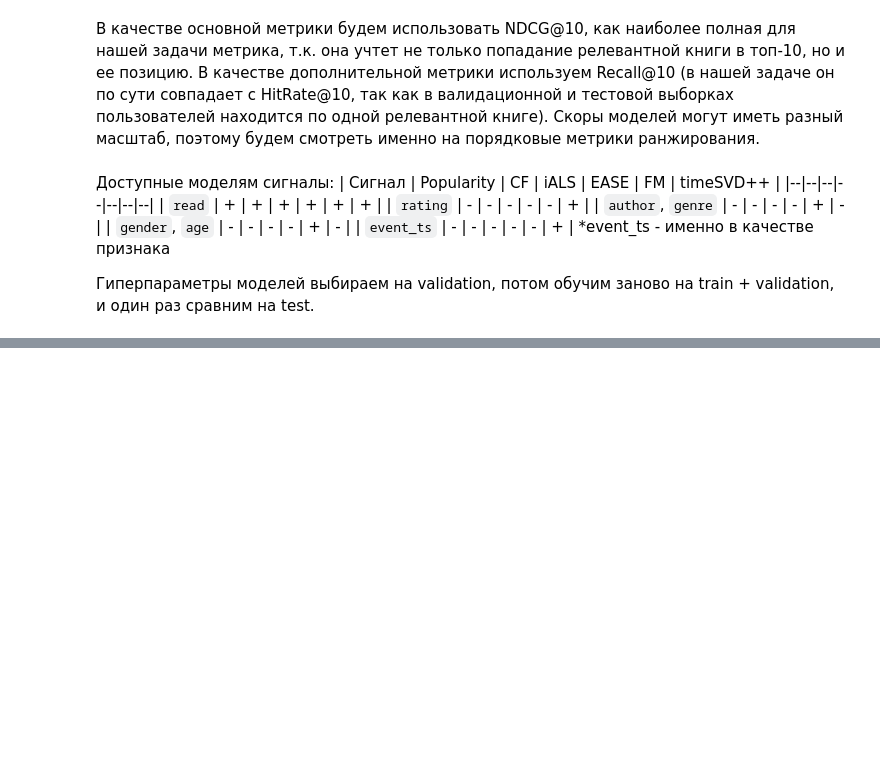
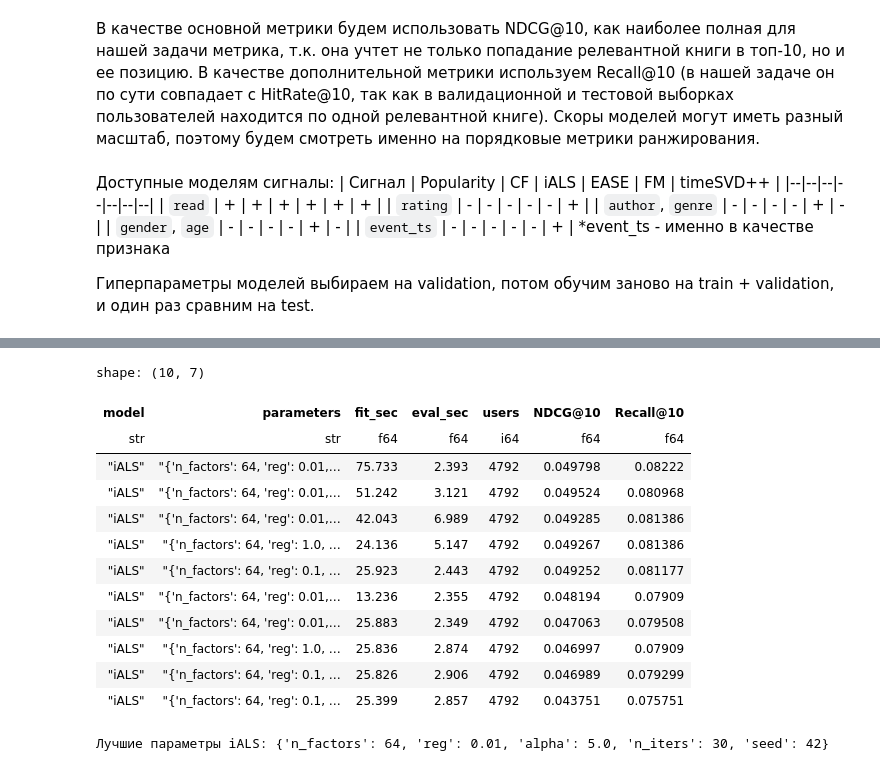
Before and after one commit to vshsch/recsys-hw1, a Jupyter notebook: experiments.ipynb, the cells around one changed output, grey strips where cells are left out. Drawn from its saved outputs; the diff is of its cells as text; code cells hidden in the pictures; blank space fills up the shorter version.

```diff
--- a/experiments.ipynb
+++ b/experiments.ipynb
@@ -1363,0 +1472,50 @@ shape: (1, 5)
+# %%
+IALS_CONFIGS = [
+    {
+        "n_factors": n_factors,
+        "reg": reg,
+        "alpha": alpha,
+        "n_iters": 10,
+        "seed": SEED,
+    }
+    for n_factors in [16, 32, 64]
+    for reg in [0.01, 0.1, 1.0]
+    for alpha in [5.0, 10.0, 20.0, 40.0]
+]
+validation_rows = [row for row in validation_rows if row["model"] != "iALS"]
+(
+    ials_rows,
+    best_ials_model,
+    best_ials_parameters,
+    best_ials_details,
+) = run_grid_search(IALS, "iALS", IALS_CONFIGS, (train_matrix,), validation_eval,
+                    train_matrix, train_user_to_index, train_item_to_index, k=K)
+best_ials_score = max(row[PRIMARY_METRIC] for row in ials_rows)
+base_ials_parameters = best_ials_parameters.copy()
+iteration_configs = [
+    {**base_ials_parameters, "n_iters": n_iters}
+    for n_iters in [5, 20, 30]
+]
+(
+    iteration_rows,
+    iteration_model,
+    iteration_parameters,
+    iteration_details,
+) = run_grid_search(IALS, "iALS", iteration_configs, (train_matrix,), validation_eval,
+                    train_matrix, train_user_to_index, train_item_to_index, k=K)
+iteration_score = max(row[PRIMARY_METRIC] for row in iteration_rows)
+if iteration_score > best_ials_score:
+    best_ials_score = iteration_score
+    best_ials_model = iteration_model
+    best_ials_parameters = iteration_parameters
+    best_ials_details = iteration_details
+ials_rows.extend(iteration_rows)
+validation_rows.extend(ials_rows)
+ials_validation = (
+    pl.DataFrame(ials_rows)
+    .select(RESULT_COLS)
+    .sort(PRIMARY_METRIC, descending=True)
+)
+display(ials_validation.head(10))
+print(f"Лучшие параметры iALS: {best_ials_parameters}")
+# %% [output]
@@ -1363,0 +1539,14 @@ shape: (1, 5)
+shape: (10, 7)
+| model | parameters | fit_sec | eval_sec | users | NDCG@10 | Recall@10 |
+| str | str | f64 | f64 | i64 | f64 | f64 |
+| "iALS" | "{'n_factors': 64, 'reg': 0.01,… | 75.733 | 2.393 | 4792 | 0.049798 | 0.08222 |
+| "iALS" | "{'n_factors': 64, 'reg': 0.01,… | 51.242 | 3.121 | 4792 | 0.049524 | 0.080968 |
+| "iALS" | "{'n_factors': 64, 'reg': 0.01,… | 42.043 | 6.989 | 4792 | 0.049285 | 0.081386 |
+| "iALS" | "{'n_factors': 64, 'reg': 1.0, … | 24.136 | 5.147 | 4792 | 0.049267 | 0.081386 |
+| "iALS" | "{'n_factors': 64, 'reg': 0.1, … | 25.923 | 2.443 | 4792 | 0.049252 | 0.081177 |
+| "iALS" | "{'n_factors': 64, 'reg': 0.01,… | 13.236 | 2.355 | 4792 | 0.048194 | 0.07909 |
+| "iALS" | "{'n_factors': 64, 'reg': 0.01,… | 25.883 | 2.349 | 4792 | 0.047063 | 0.079508 |
+| "iALS" | "{'n_factors': 64, 'reg': 1.0, … | 25.836 | 2.874 | 4792 | 0.046997 | 0.07909 |
+| "iALS" | "{'n_factors': 64, 'reg': 0.1, … | 25.826 | 2.906 | 4792 | 0.046989 | 0.079299 |
+| "iALS" | "{'n_factors': 64, 'reg': 0.1, … | 25.399 | 2.857 | 4792 | 0.043751 | 0.075751 |
+Лучшие параметры iALS: {'n_factors': 64, 'reg': 0.01, 'alpha': 5.0, 'n_iters': 30, 'seed': 42}
```
Also changed, not shown: parts of 18 cells of this notebook.
